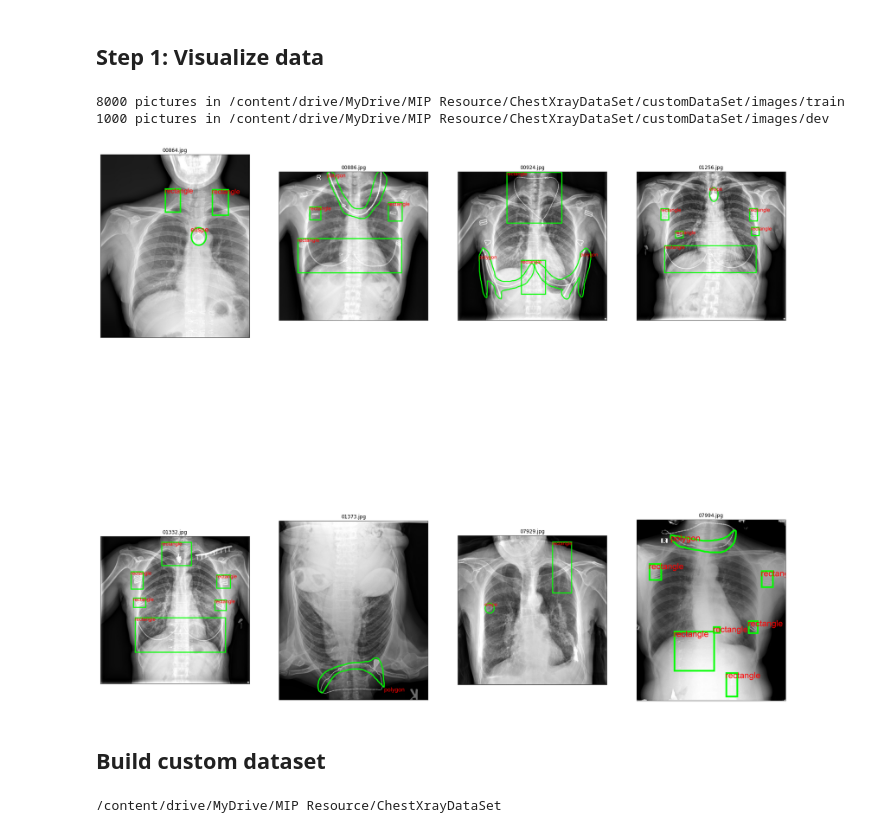
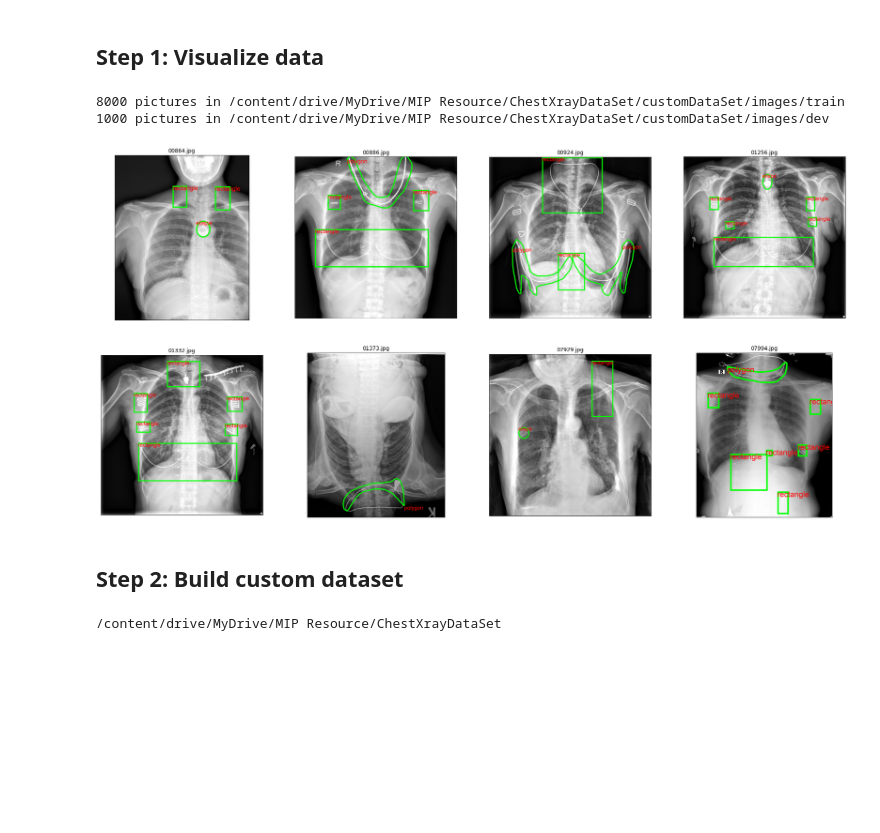
Before and after one commit to pambao1211/vgu-image-processing, a Jupyter notebook: Problem_Set_4.ipynb, the cells around one changed output. Cells and saved outputs as stored; diff of their text form; code cells hidden in the pictures; blank space fills up the shorter version.

```diff
--- a/Problem_Set_4.ipynb
+++ b/Problem_Set_4.ipynb
@@ -44,33 +44,33 @@ def draw_object(image, annotations):
 # %%
 DIRECTORY = '/content/drive/MyDrive/MIP Resource/ChestXrayDataSet/object-CXR/'
 IMAGES_DIRECTORY = '/content/drive/MyDrive/MIP Resource/ChestXrayDataSet/customDataSet/images/'
 SUBDIR = ['train', 'dev']
 
 for dir in SUBDIR:
   print(f'{len(os.listdir(IMAGES_DIRECTORY + dir))} pictures in {IMAGES_DIRECTORY}{dir}')
 
 samples = [864, 886, 924, 1256, 1332, 1373, 7929, 7994]
-fig, axs = plt.subplots(2, 4, subplot_kw=dict(xticks=[], yticks=[]), figsize=(30, 30))
+fig, axs = plt.subplots(2, 4, subplot_kw=dict(xticks=[], yticks=[]), figsize=(30, 15))
 axs = list(axs[0]) + list(axs[1])
 
 file = open(DIRECTORY + 'train.csv')
 csv_file = list(csv.reader(file))
 
 # Iterate images through sample list and get its annotations
 for sample, ax in zip(samples, axs):
   line = csv_file[sample]
   image_name = line[0]
   annotations = line[1]
   image = Image.open(IMAGES_DIRECTORY + 'train/' + image_name).convert('RGB')
   draw_object(image, annotations)
   ax.set_title(image_name)
   ax.imshow(image)
 # %% [output]
 8000 pictures in /content/drive/MyDrive/MIP Resource/ChestXrayDataSet/customDataSet/images/train
 1000 pictures in /content/drive/MyDrive/MIP Resource/ChestXrayDataSet/customDataSet/images/dev
-[figure, old version]
+[figure, new version]
 # %% [markdown]
-## Build custom dataset
+## Step 2: Build custom dataset
 # %%
 import csv
 import os
```
Also changed, not shown: parts of 13 cells of this notebook.
